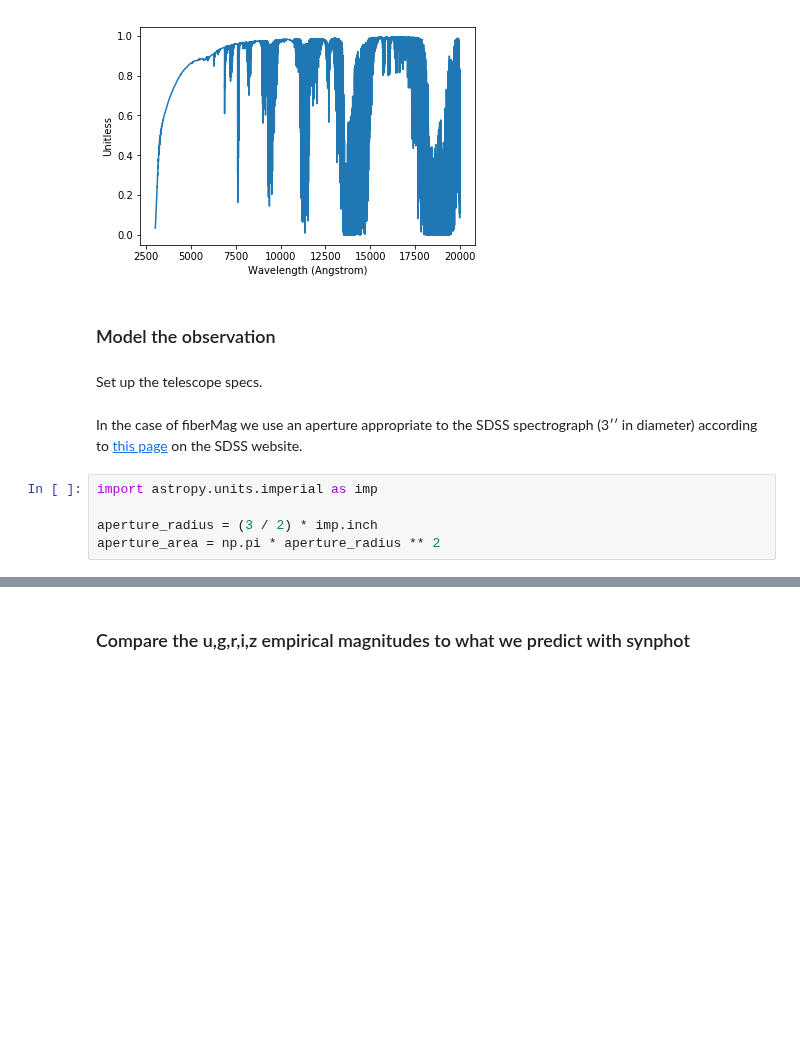
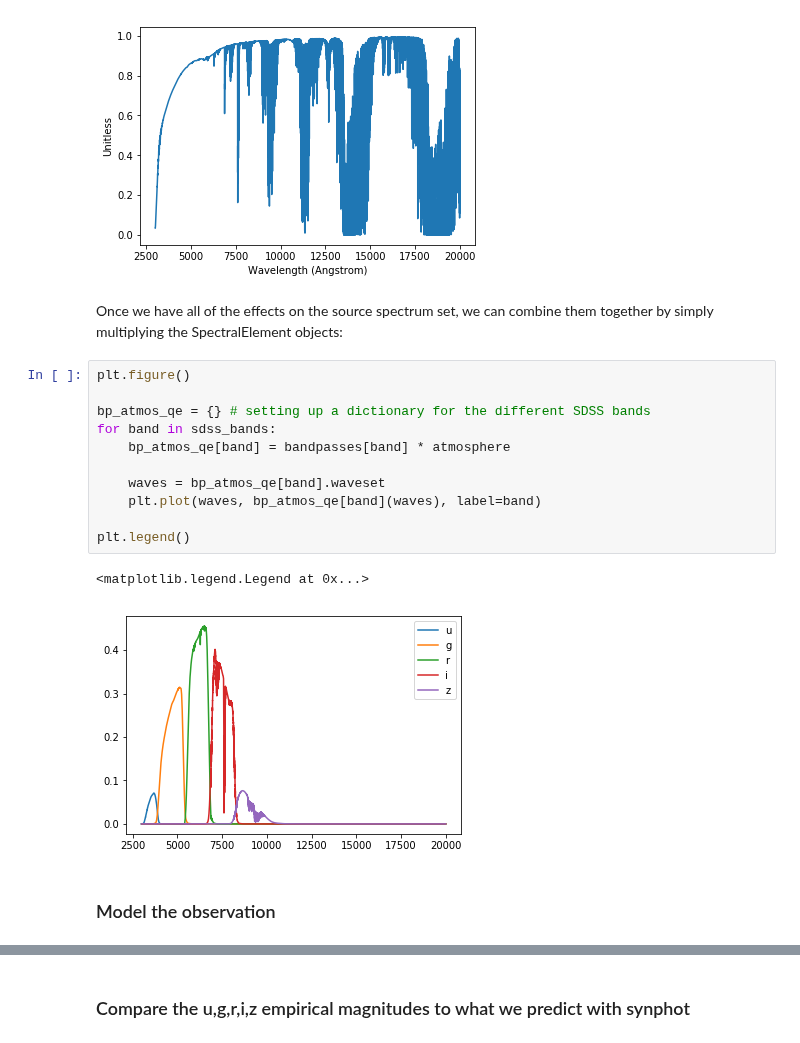
Before and after one commit to tcjansen/GSoC, a Jupyter notebook: empirical_photometry.ipynb, the cells around one changed output, grey strips where cells are left out. Drawn from its saved outputs; the diff is of its cells as text; blank space fills up the shorter version.

```diff
--- a/empirical_photometry.ipynb
+++ b/empirical_photometry.ipynb
@@ -90,14 +93,21 @@ atmosphere = SpectralElement(Empirical1D,
 atmosphere.plot()
 # %% [output]
 [figure]
+# %% [markdown]
+Once we have all of the effects on the source spectrum set, we can combine them together by simply multiplying the SpectralElement objects:
+# %%
+plt.figure()
+
+bp_atmos_qe = {} # setting up a dictionary for the different SDSS bands
+for band in sdss_bands:
+    bp_atmos_qe[band] = bandpasses[band] * atmosphere
+
+    waves = bp_atmos_qe[band].waveset
+    plt.plot(waves, bp_atmos_qe[band](waves), label=band)
+
+plt.legend()
+# %% [output]
+<matplotlib.legend.Legend at 0x...>
+[figure, added]
 # %% [markdown]
 ### Model the observation
-# %% [markdown]
-Set up the telescope specs.
-# %% [markdown]
-In the case of fiberMag we use an aperture appropriate to the SDSS spectrograph (3′′ in diameter) according to <a href="https://www.sdss.org/dr12/algorithms/magnitudes/">this page</a> on the SDSS website.
-# %%
-import astropy.units.imperial as imp
-
-aperture_radius = (3 / 2) * imp.inch
-aperture_area = np.pi * aperture_radius ** 2
```
Also changed, not shown: parts of 15 cells of this notebook.
